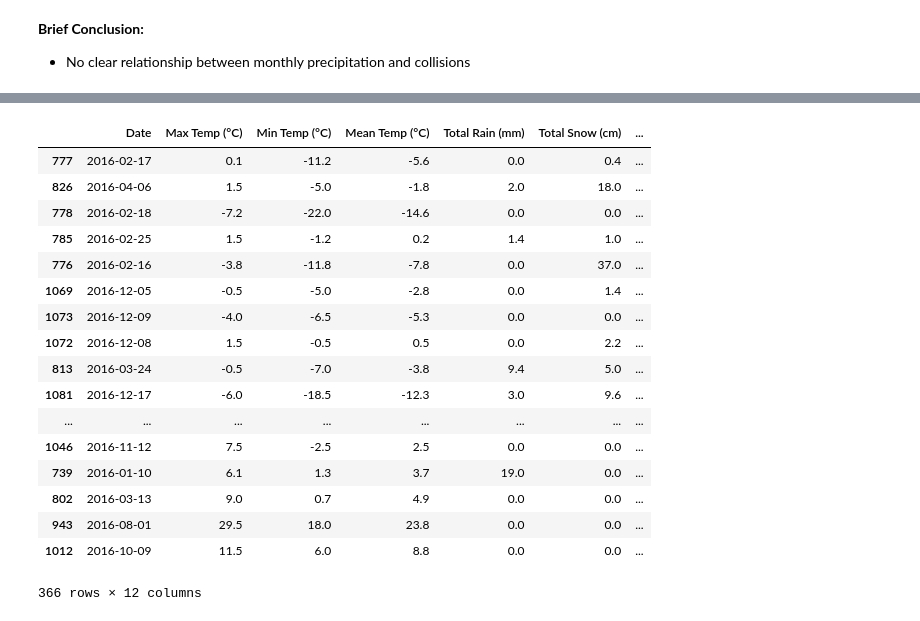
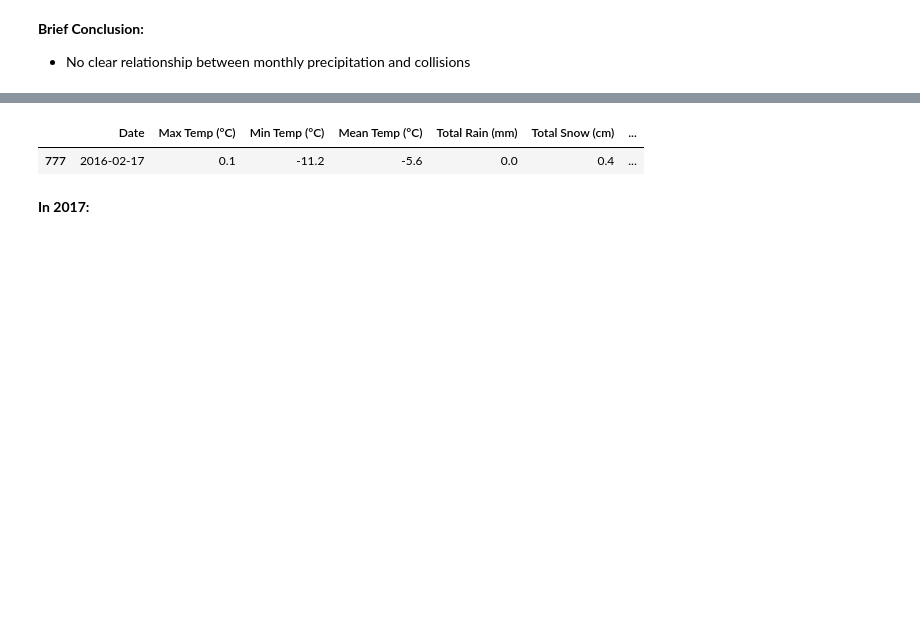
Before and after one commit to akiencore/collisionInOttawa2014to2017, a Jupyter notebook: HPIntegration_Analysis.ipynb, the cells around one changed output, grey strips where cells are left out. Drawn from its saved outputs; the diff is of its cells as text; code cells hidden in the pictures; blank space fills up the shorter version.

```diff
--- a/HPIntegration_Analysis.ipynb
+++ b/HPIntegration_Analysis.ipynb
@@ -559,22 +518,9 @@ wt1417[wt1417["Year"]==2015].sort_values(["Number of Collisions"], ascending=[0]
 # %%
-wt1417[wt1417["Year"]==2016].sort_values(["Number of Collisions"], ascending=[0])
+maxColl2016 = wt1417[wt1417["Year"]==2016].sort_values(["Number of Collisions"], ascending=[0])
+maxColl2016.iloc[[0]]
 # %% [output]
 |  | Date | Max Temp (°C) | Min Temp (°C) | Mean Temp (°C) | Total Rain (mm) | Total Snow (cm) | ... |
 | 777 | 2016-02-17 | 0.1 | -11.2 | -5.6 | 0.0 | 0.4 | ... |
-| 826 | 2016-04-06 | 1.5 | -5.0 | -1.8 | 2.0 | 18.0 | ... |
-| 778 | 2016-02-18 | -7.2 | -22.0 | -14.6 | 0.0 | 0.0 | ... |
-| 785 | 2016-02-25 | 1.5 | -1.2 | 0.2 | 1.4 | 1.0 | ... |
-| 776 | 2016-02-16 | -3.8 | -11.8 | -7.8 | 0.0 | 37.0 | ... |
-| 1069 | 2016-12-05 | -0.5 | -5.0 | -2.8 | 0.0 | 1.4 | ... |
-| 1073 | 2016-12-09 | -4.0 | -6.5 | -5.3 | 0.0 | 0.0 | ... |
-| 1072 | 2016-12-08 | 1.5 | -0.5 | 0.5 | 0.0 | 2.2 | ... |
-| 813 | 2016-03-24 | -0.5 | -7.0 | -3.8 | 9.4 | 5.0 | ... |
-| 1081 | 2016-12-17 | -6.0 | -18.5 | -12.3 | 3.0 | 9.6 | ... |
-| ... | ... | ... | ... | ... | ... | ... | ... |
-| 1046 | 2016-11-12 | 7.5 | -2.5 | 2.5 | 0.0 | 0.0 | ... |
-| 739 | 2016-01-10 | 6.1 | 1.3 | 3.7 | 19.0 | 0.0 | ... |
-| 802 | 2016-03-13 | 9.0 | 0.7 | 4.9 | 0.0 | 0.0 | ... |
-| 943 | 2016-08-01 | 29.5 | 18.0 | 23.8 | 0.0 | 0.0 | ... |
-| 1012 | 2016-10-09 | 11.5 | 6.0 | 8.8 | 0.0 | 0.0 | ... |
-366 rows × 12 columns
+# %% [markdown]
+**In 2017:**
 # %%
```
Also changed, not shown: parts of 16 cells of this notebook.
